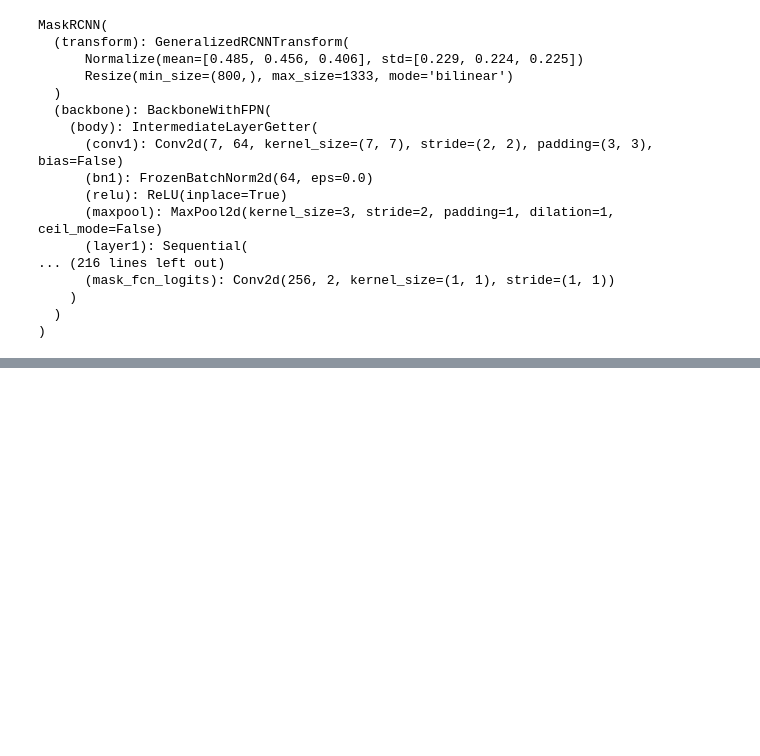
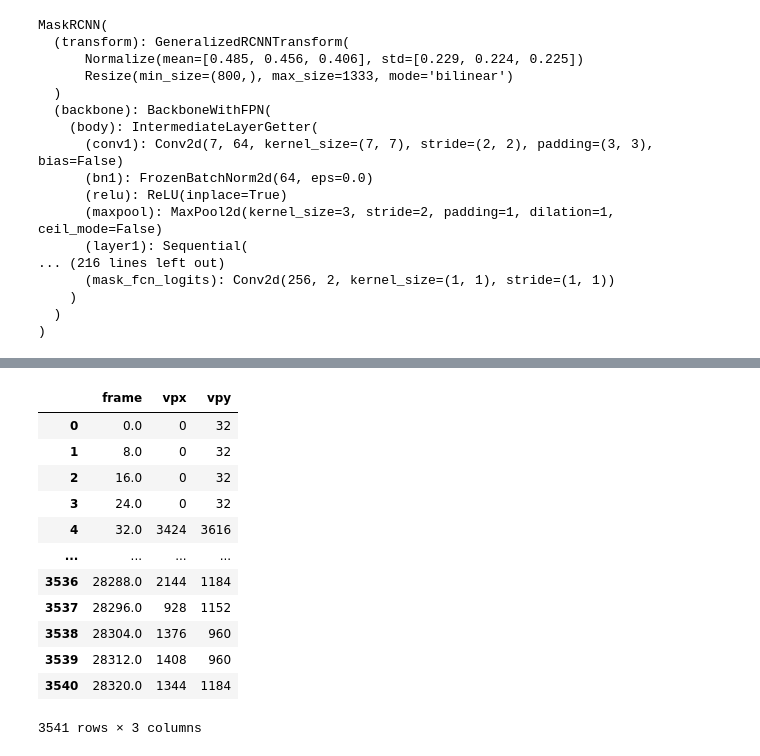
Before and after one commit to hotco87/Mask_R_CNN_Starcraft_Automatic_Observer, a Jupyter notebook: 4_evaluation.ipynb, the cells around one changed output, grey strips where cells are left out. Saved outputs shown, nothing was run; the diff lists cells and outputs as text; code cells hidden in the pictures; blank space fills up the shorter version.

```diff
--- a/4_evaluation.ipynb
+++ b/4_evaluation.ipynb
@@ -250,0 +298,16 @@ with torch.no_grad():
+# %%
+dataset_temp
+# %% [output]
+|  | frame | vpx | vpy |
+| 0 | 0.0 | 0 | 32 |
+| 1 | 8.0 | 0 | 32 |
+| 2 | 16.0 | 0 | 32 |
+| 3 | 24.0 | 0 | 32 |
+| 4 | 32.0 | 3424 | 3616 |
+| ... | ... | ... | ... |
+| 3536 | 28288.0 | 2144 | 1184 |
+| 3537 | 28296.0 | 928 | 1152 |
+| 3538 | 28304.0 | 1376 | 960 |
+| 3539 | 28312.0 | 1408 | 960 |
+| 3540 | 28320.0 | 1344 | 1184 |
+3541 rows × 3 columns
```
Also changed, not shown: parts of 15 cells of this notebook, 6 other files.
